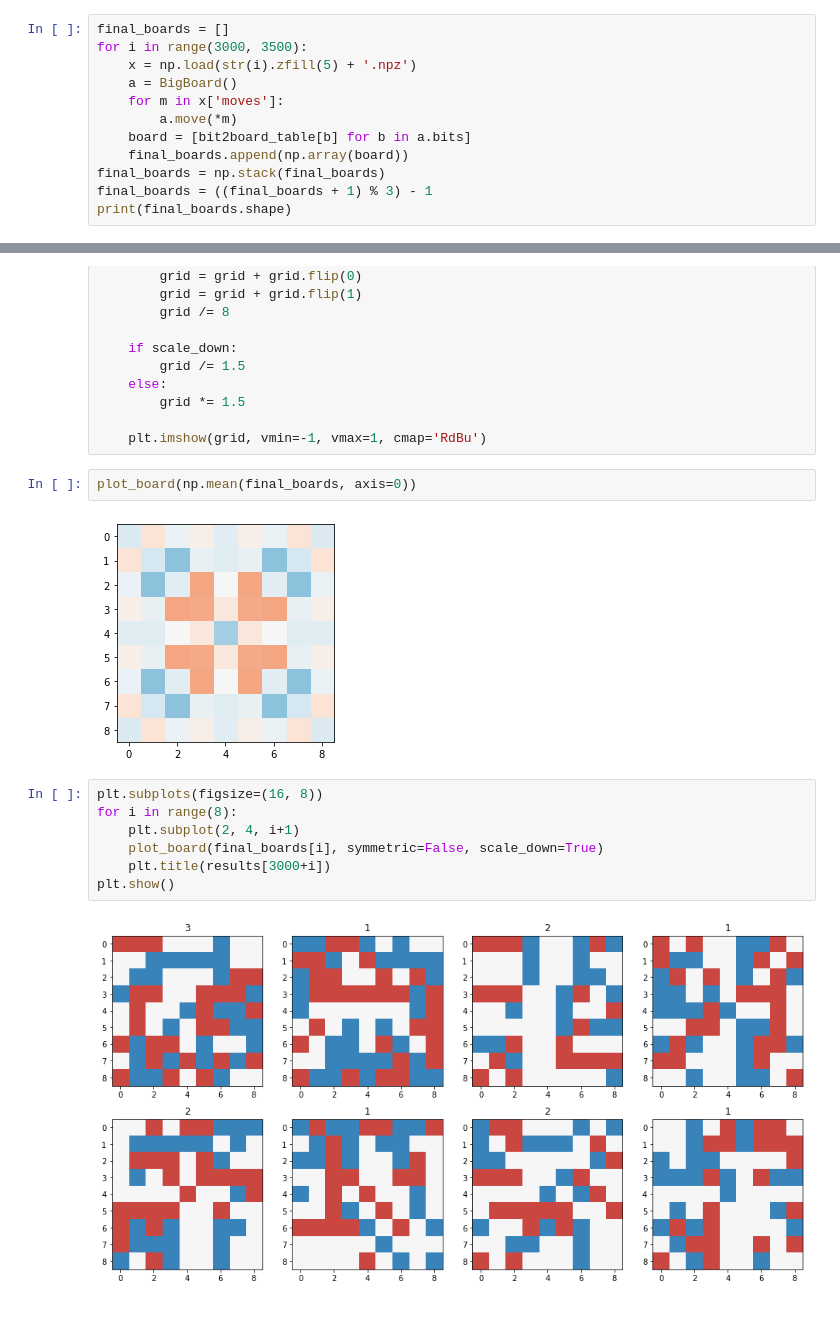
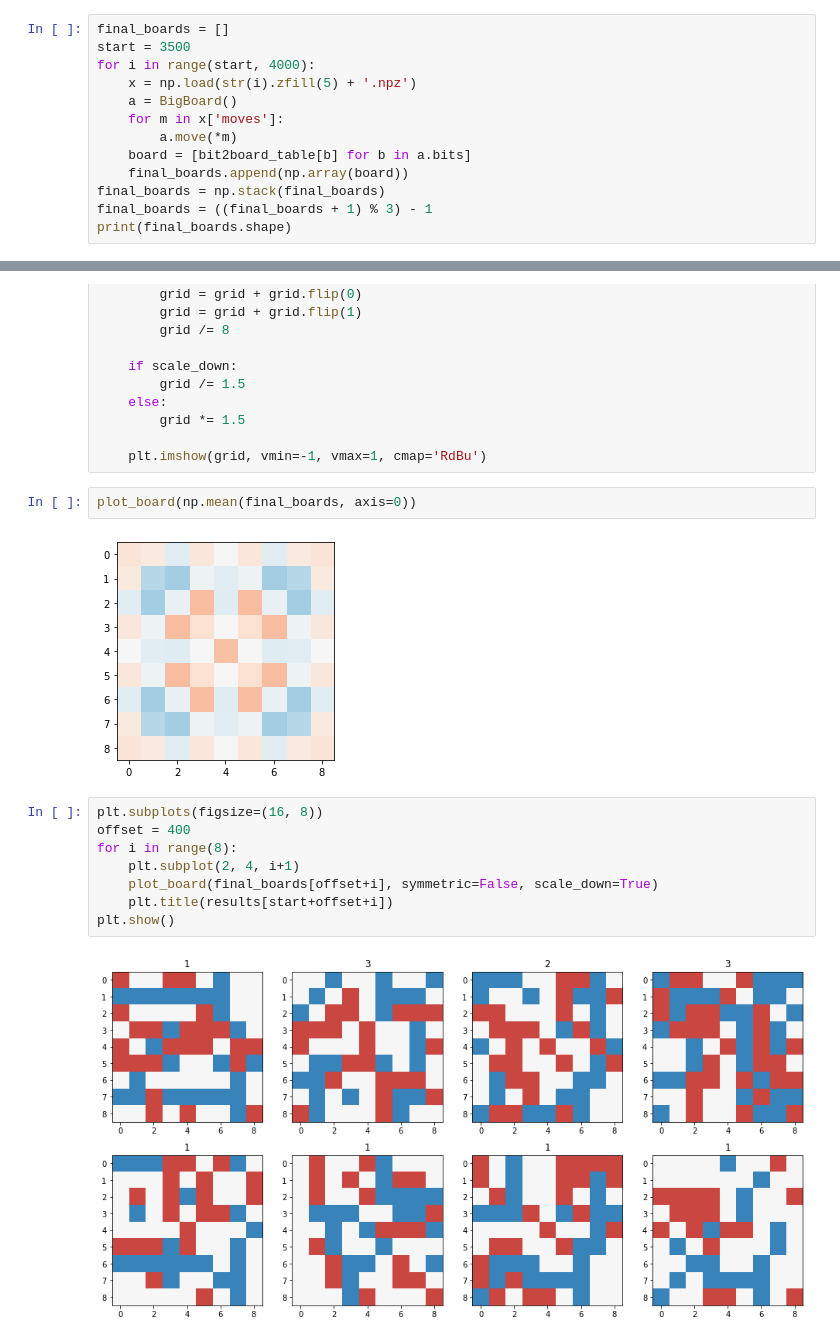
Before and after one commit to fqjin/ultimate-tictactoe, a Jupyter notebook: notebooks/Selfplay.ipynb, the cells around one changed output, grey strips where cells are left out. Saved outputs shown, nothing was run; the diff lists cells and outputs as text.

Commit message:
Add net4000 results

```diff
--- a/notebooks/Selfplay.ipynb
+++ b/notebooks/Selfplay.ipynb
@@ -199,7 +207,8 @@ sys.path.append('../src')
 from engine import BigBoard, bit2board_table
 # %%
 final_boards = []
-for i in range(3000, 3500):
+start = 3500
+for i in range(start, 4000):
     x = np.load(str(i).zfill(5) + '.npz')
     a = BigBoard()
     for m in x['moves']:
@@ -233,16 +242,17 @@ def plot_board(board, symmetric=True, scale_down=False):
 # %%
 plot_board(np.mean(final_boards, axis=0))
 # %% [output]
-[figure, old version]
+[figure, new version]
 # %%
 plt.subplots(figsize=(16, 8))
+offset = 400
 for i in range(8):
     plt.subplot(2, 4, i+1)
-    plot_board(final_boards[i], symmetric=False, scale_down=True)
-    plt.title(results[3000+i])
+    plot_board(final_boards[offset+i], symmetric=False, scale_down=True)
+    plt.title(results[start+offset+i])
 plt.show()
 # %% [output]
-[figure, old version]
+[figure, new version]
 # %%
 plt.figure(figsize=(12,4))
 plt.subplot(141)
```
Also changed, not shown: parts of 11 cells of this notebook, 11 other files.
